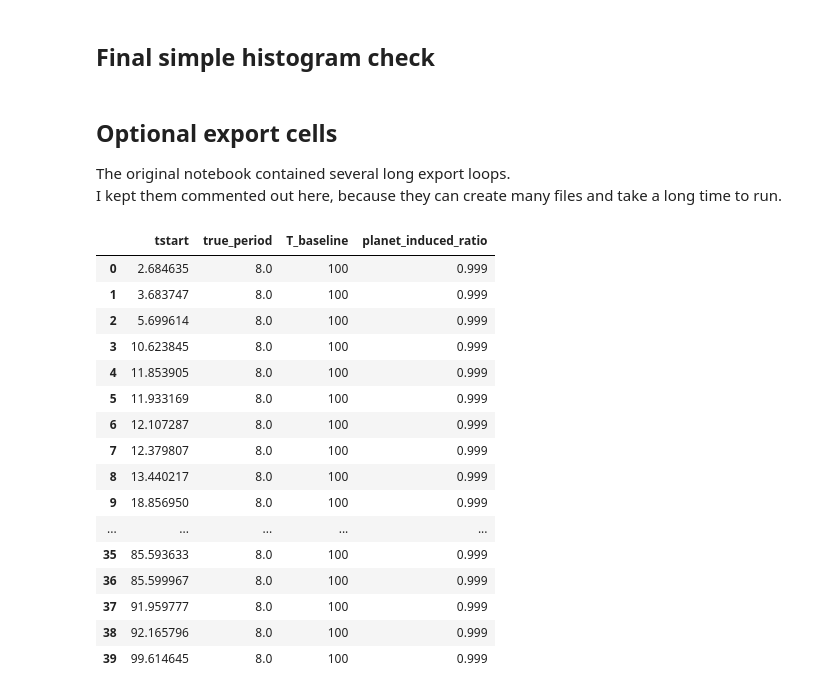
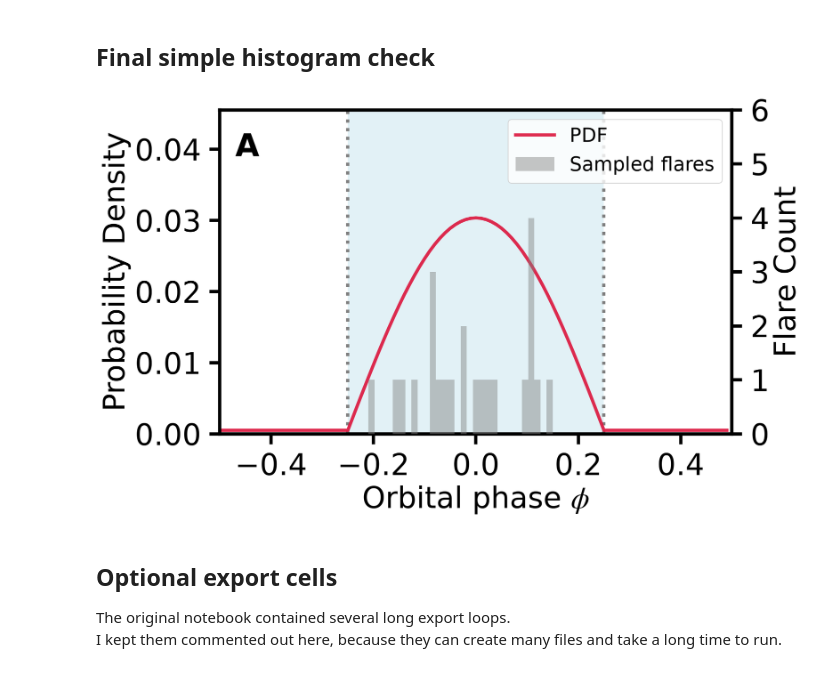
Before and after one commit to CHindriks/Selas, a Jupyter notebook: Notebooks/Flare_Distribution_Model.ipynb, the cells around one changed output. Cells and saved outputs as stored; diff of their text form; code cells hidden in the pictures.

```diff
--- a/Notebooks/Flare_Distribution_Model.ipynb
+++ b/Notebooks/Flare_Distribution_Model.ipynb
@@ -865,35 +819,64 @@ plt.show()
 # %%
 # Simple check for one model.
 counts_planet, counts_intrinsic, counts, final_fit, normalized_final_fit = create_pdf(
     0.24,
     0.95,
     int(1e6),
     slope,
     E_thres,
     e_min,
     e_max,
-    plot=False
+    plot=False,
 )
 
 points = sample_points(x, normalized_final_fit, 23)
 
-fig, ax1 = plt.subplots(figsize=(7, 4))
+fig, ax1 = plt.subplots(figsize=(12, 7))
 
-ax1.plot(x, normalized_final_fit, color="crimson", lw=2)
-ax1.set_ylabel("Model probability per bin", color="crimson")
-ax1.tick_params(axis="y", labelcolor="crimson")
+model_line, = ax1.plot(
+    x,
+    normalized_final_fit,
+    color=MODEL_COLOR,
+    alpha=0.9,
+    lw=LINEWIDTH,
+    label="PDF",
+    zorder=10,
+)
+ax1.set_ylabel("Probability Density")
+ax1.set_xlabel(r"Orbital phase $\phi$")
+ax1.set_xlim(-0.5, 0.5)
+ax1.set_ylim(0, 1.5 * np.nanmax(normalized_final_fit))
+add_spi_region(ax1, spi_width=0.25)
+add_panel_label(ax1, "A")
+apply_thesis_axis_style(ax1)
 
 ax2 = ax1.twinx()
-ax2.hist(points, bins=30, color="#003366", alpha=0.8)
-ax2.set_ylabel("Sampled flare count", color="#003366")
-ax2.tick_params(axis="y", labelcolor="#003366")
+counts_hist, _, patches = ax2.hist(
+    points,
+    bins=30,
+    color=RAW_COLOR,
+    alpha=0.45,
+    linewidth=0,
+    label="Sampled flares",
+    zorder=5,
+)
+ax2.set_ylabel("Flare Count")
+if len(counts_hist) > 0 and np.nanmax(counts_hist) > 0:
+    ax2.set_ylim(0, 1.5 * np.nanmax(counts_hist))
+apply_thesis_axis_style(ax2, integer_y=True, scalar_x=False)
 
-ax1.set_xlabel(r"Orbital phase, $\phi$")
-ax1.set_title("Sampling check", weight="bold")
+ax1.legend(
+    handles=[model_line, patches[0]],
+    labels=["PDF", "Sampled flares"],
+    loc="upper right",
+    frameon=True,
+    fontsize=FONTSIZE * 0.65,
+)
 
-plt.tight_layout()
-plt.savefig("figures/sampling_check_corrected.png", bbox_inches="tight", dpi=300)
+fig.subplots_adjust(left=0.14, right=0.86, bottom=0.18, top=0.96)
 plt.show()
+# %% [output]
+[figure, added]
 # %% [markdown]
 ## Optional export cells
 
@@ -932,20 +914,0 @@ for random_period in periods:
-# %%
-df
-# %% [output]
-|  | tstart | true_period | T_baseline | planet_induced_ratio |
-| 0 | 2.684635 | 8.0 | 100 | 0.999 |
-| 1 | 3.683747 | 8.0 | 100 | 0.999 |
-| 2 | 5.699614 | 8.0 | 100 | 0.999 |
-| 3 | 10.623845 | 8.0 | 100 | 0.999 |
-| 4 | 11.853905 | 8.0 | 100 | 0.999 |
-| 5 | 11.933169 | 8.0 | 100 | 0.999 |
-| 6 | 12.107287 | 8.0 | 100 | 0.999 |
-| 7 | 12.379807 | 8.0 | 100 | 0.999 |
-| 8 | 13.440217 | 8.0 | 100 | 0.999 |
-| 9 | 18.856950 | 8.0 | 100 | 0.999 |
-| ... | ... | ... | ... | ... |
-| 35 | 85.593633 | 8.0 | 100 | 0.999 |
-| 36 | 85.599967 | 8.0 | 100 | 0.999 |
-| 37 | 91.959777 | 8.0 | 100 | 0.999 |
-| 38 | 92.165796 | 8.0 | 100 | 0.999 |
-| 39 | 99.614645 | 8.0 | 100 | 0.999 |
```
Also changed, not shown: parts of 12 cells of this notebook, 7 other files.
